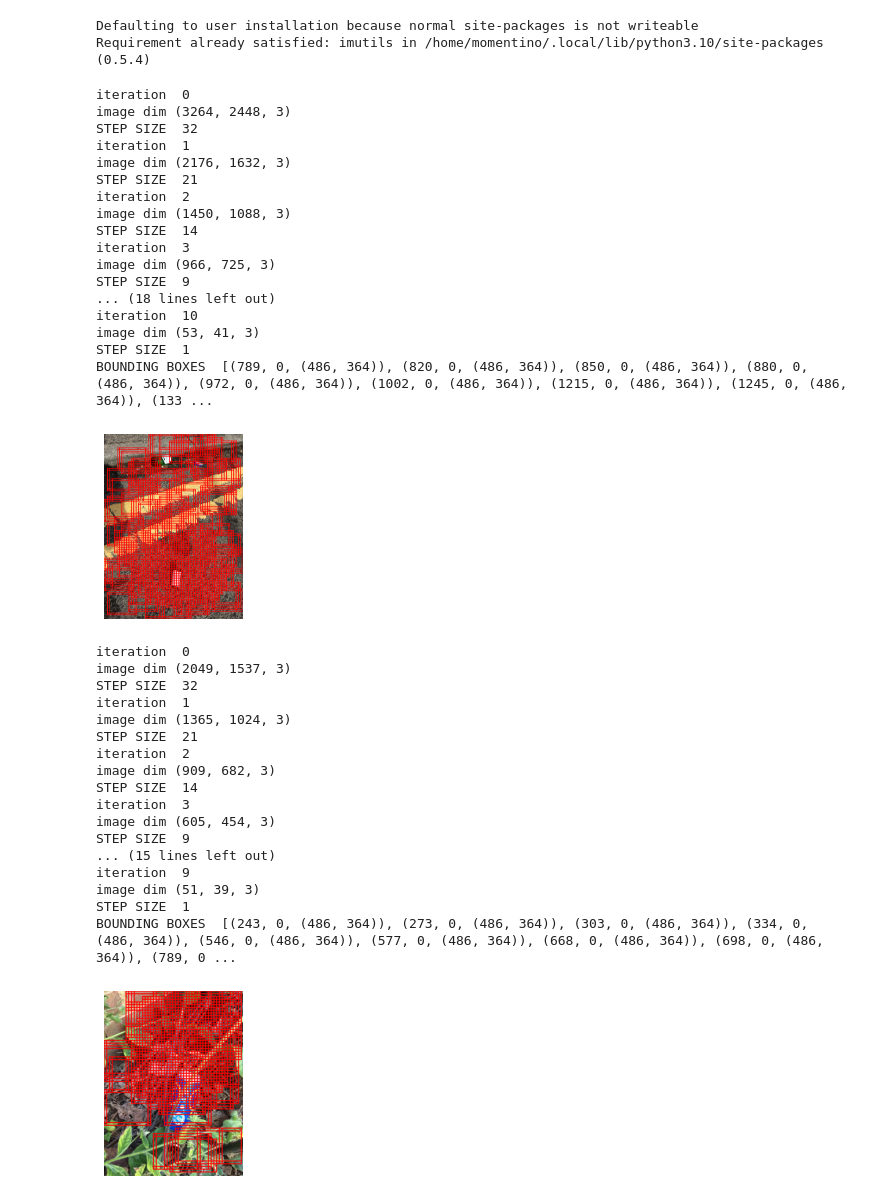
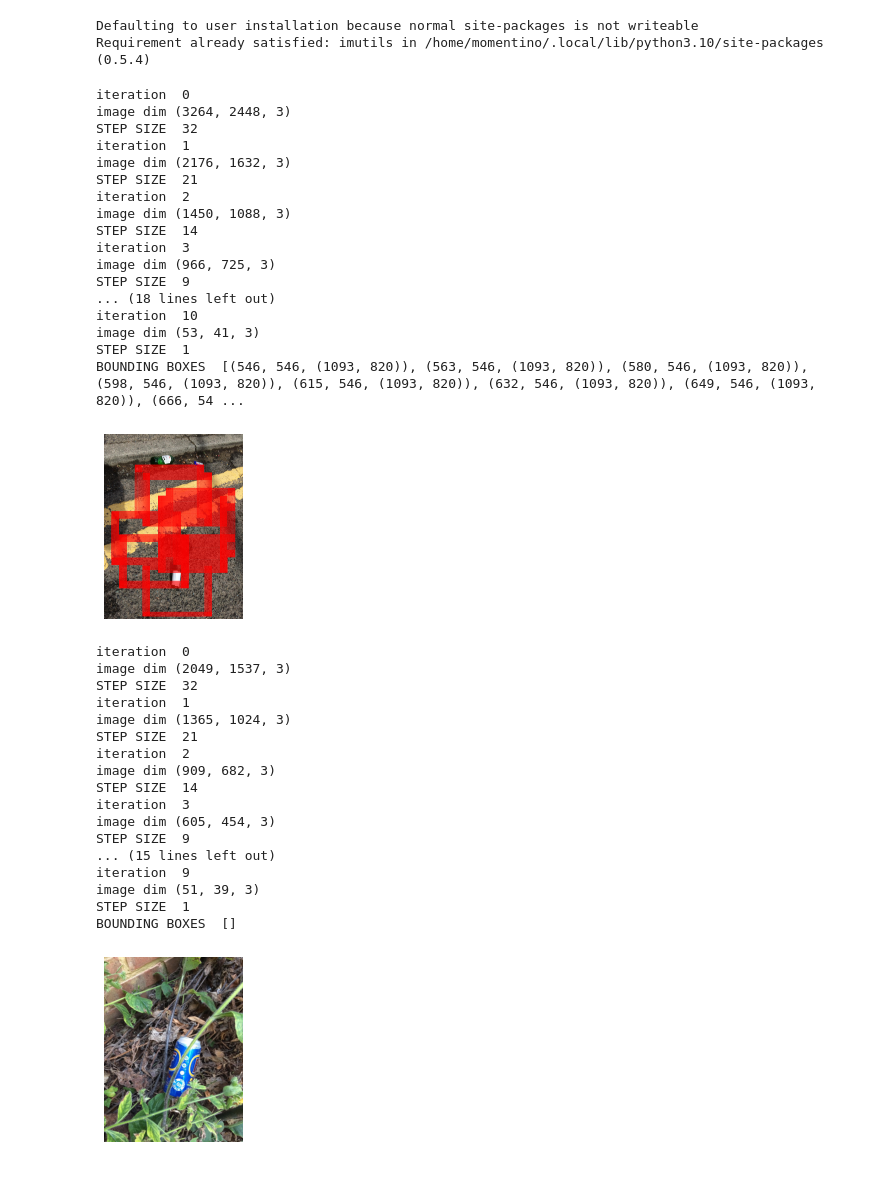
Before and after one commit to momentino/GarbageDetectionAndSegmentation, a Jupyter notebook: notebooks/slider_test.ipynb, the cells around one changed output. Cells and saved outputs as stored; diff of their text form; code cells hidden in the pictures.

```diff
--- a/notebooks/slider_test.ipynb
+++ b/notebooks/slider_test.ipynb
@@ -66,9 +66,9 @@ def bounding_boxes_test(this_image):
 
 #wp = 0,0,0,0,0,0,0
 
-test1 = imread("/home/momentino/TACO/data/batch_2/000001.JPG")
-src = FeatureSourcer(sourcer_params, imread("/home/momentino/TACO/data/batch_2/000001.JPG"))
-slider = Slider(sourcer = src, classifier = cls, increment = 4)
+test1 = iio.imread("/home/momentino/TACO/data/batch_2/000001.JPG")
+src = FeatureSourcer(sourcer_params, iio.imread("/home/momentino/TACO/data/batch_2/000001.JPG"))
+slider = Slider(sourcer = src, classifier = cls, increment = 32)
 bounding_boxes_test(test1)
 # %% [output]
 iteration  0
@@ -87,29 +87,29 @@ STEP SIZE  9
 iteration  10
 image dim (53, 41, 3)
 STEP SIZE  1
-BOUNDING BOXES  [(789, 0, (486, 364)), (820, 0, (486, 364)), (850, 0, (486, 364)), (880, 0, (486, 364)), (972, 0, (486, 364)), (1002, 0, (486, 364)), (1215, 0, (486, 364)), (1245, 0, (486, 364)), (133 ...
+BOUNDING BOXES  [(546, 546, (1093, 820)), (563, 546, (1093, 820)), (580, 546, (1093, 820)), (598, 546, (1093, 820)), (615, 546, (1093, 820)), (632, 546, (1093, 820)), (649, 546, (1093, 820)), (666, 54 ...
-[figure, old version]
+[figure, new version]
 # %%
-test2 = imread("/home/momentino/TACO/data/batch_1/000029.jpg")
-src = FeatureSourcer(sourcer_params, imread("/home/momentino/TACO/data/batch_1/000029.jpg"))
-slider = Slider(sourcer = src, classifier = cls, increment = 4)
+test2 = iio.imread("/home/momentino/TACO/data/batch_1/000029.jpg")
+src = FeatureSourcer(sourcer_params, iio.imread("/home/momentino/TACO/data/batch_1/000029.jpg"))
+slider = Slider(sourcer = src, classifier = cls, increment = 32)
 bounding_boxes_test(test2)
 # %% [output]
 iteration  0
 image dim (2049, 1537, 3)
 STEP SIZE  32
 iteration  1
 image dim (1365, 1024, 3)
 STEP SIZE  21
 iteration  2
 image dim (909, 682, 3)
 STEP SIZE  14
 iteration  3
 image dim (605, 454, 3)
 STEP SIZE  9
 ... (15 lines left out)
 iteration  9
 image dim (51, 39, 3)
 STEP SIZE  1
-BOUNDING BOXES  [(243, 0, (486, 364)), (273, 0, (486, 364)), (303, 0, (486, 364)), (334, 0, (486, 364)), (546, 0, (486, 364)), (577, 0, (486, 364)), (668, 0, (486, 364)), (698, 0, (486, 364)), (789, 0 ...
+BOUNDING BOXES  []
-[figure, old version]
+[figure, new version]
```
Also changed, not shown: parts of 2 cells of this notebook, 7 other files.
